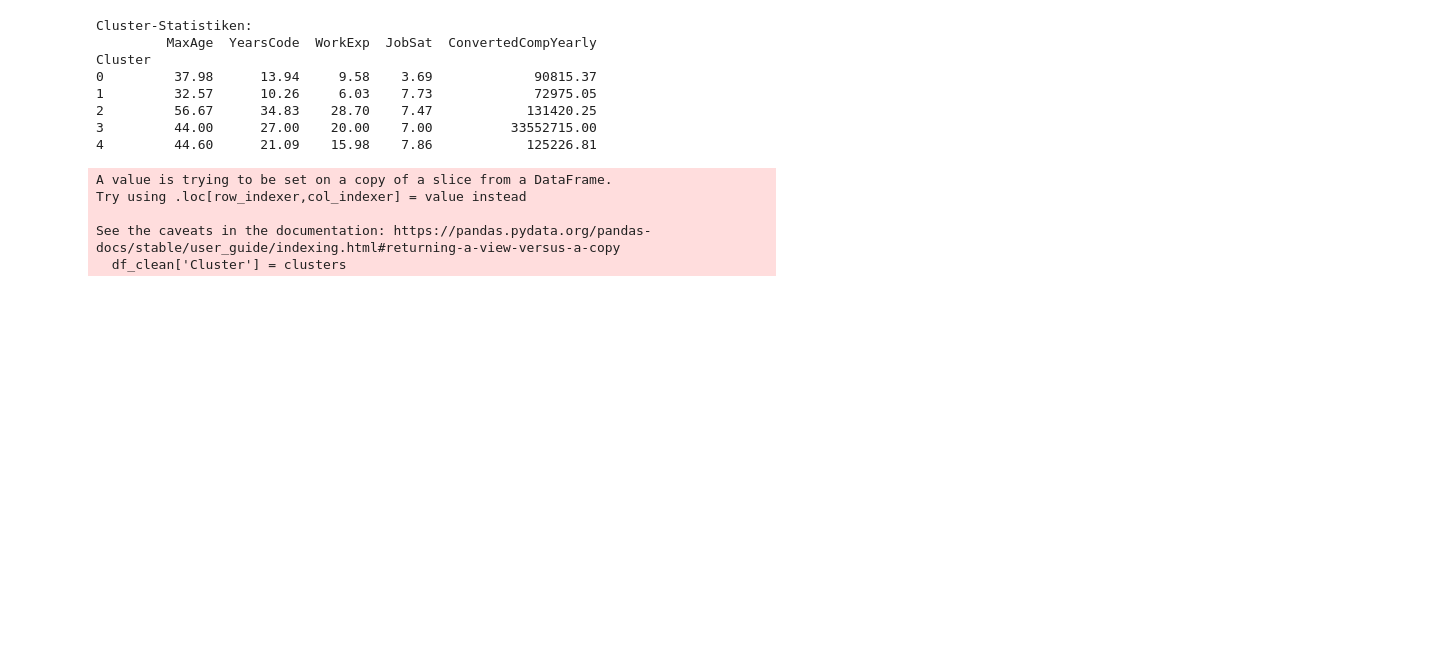
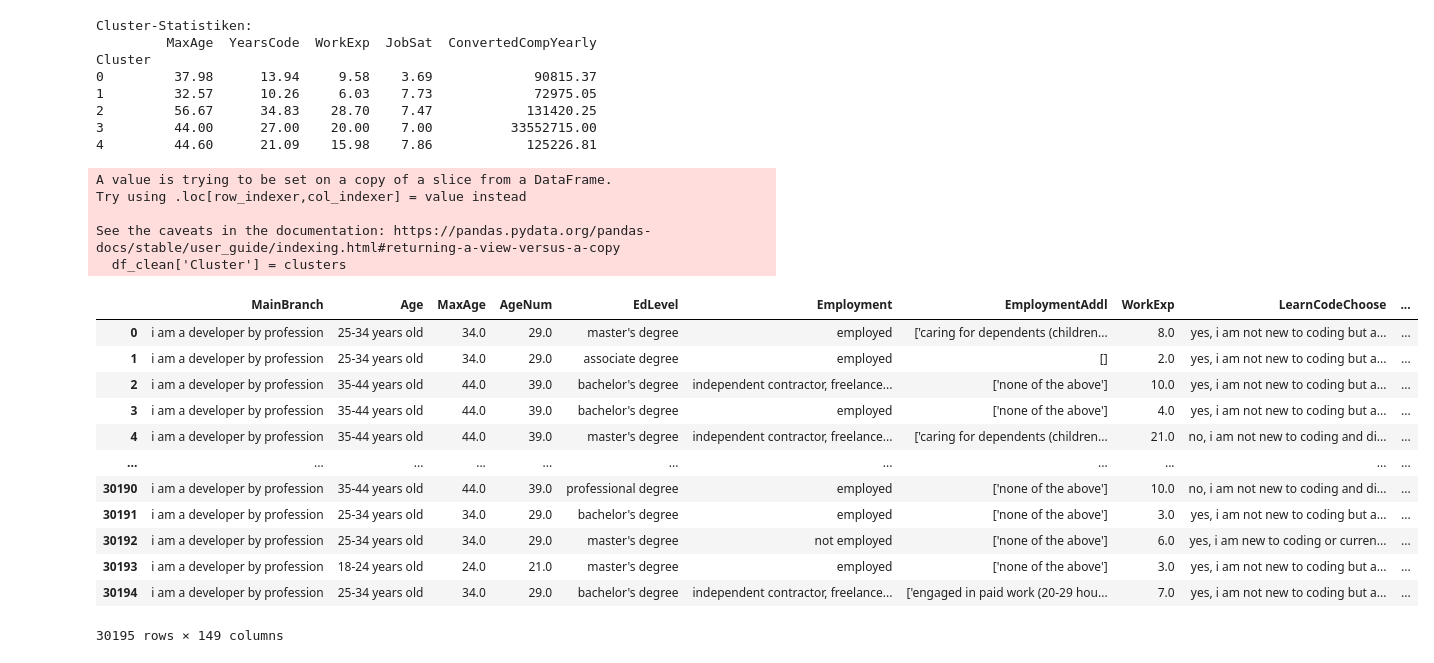
Before and after one commit to Moritz148/data-analytics-project, a Jupyter notebook: Mindestanforderungen5_Denny.ipynb, the cells around one changed output. Saved outputs shown, nothing was run; the diff lists cells and outputs as text; code cells hidden in the pictures; blank space fills up the shorter version.

```diff
--- a/Mindestanforderungen5_Denny.ipynb
+++ b/Mindestanforderungen5_Denny.ipynb
@@ -95,3 +95,19 @@ Try using .loc[row_indexer,col_indexer] = value instead
 
 See the caveats in the documentation: https://pandas.pydata.org/pandas-docs/stable/user_guide/indexing.html#returning-a-view-versus-a-copy
   df_clean['Cluster'] = clusters
+# %%
+df
+# %% [output]
+|  | MainBranch | Age | MaxAge | AgeNum | EdLevel | Employment | EmploymentAddl | WorkExp | LearnCodeChoose | ... |
+| 0 | i am a developer by profession | 25-34 years old | 34.0 | 29.0 | master's degree | employed | ['caring for dependents (children... | 8.0 | yes, i am not new to coding but a... | ... |
+| 1 | i am a developer by profession | 25-34 years old | 34.0 | 29.0 | associate degree | employed | [] | 2.0 | yes, i am not new to coding but a... | ... |
+| 2 | i am a developer by profession | 35-44 years old | 44.0 | 39.0 | bachelor's degree | independent contractor, freelance... | ['none of the above'] | 10.0 | yes, i am not new to coding but a... | ... |
+| 3 | i am a developer by profession | 35-44 years old | 44.0 | 39.0 | bachelor's degree | employed | ['none of the above'] | 4.0 | yes, i am not new to coding but a... | ... |
+| 4 | i am a developer by profession | 35-44 years old | 44.0 | 39.0 | master's degree | independent contractor, freelance... | ['caring for dependents (children... | 21.0 | no, i am not new to coding and di... | ... |
+| ... | ... | ... | ... | ... | ... | ... | ... | ... | ... | ... |
+| 30190 | i am a developer by profession | 35-44 years old | 44.0 | 39.0 | professional degree | employed | ['none of the above'] | 10.0 | no, i am not new to coding and di... | ... |
+| 30191 | i am a developer by profession | 25-34 years old | 34.0 | 29.0 | bachelor's degree | employed | ['none of the above'] | 3.0 | yes, i am not new to coding but a... | ... |
+| 30192 | i am a developer by profession | 25-34 years old | 34.0 | 29.0 | master's degree | not employed | ['none of the above'] | 6.0 | yes, i am new to coding or curren... | ... |
+| 30193 | i am a developer by profession | 18-24 years old | 24.0 | 21.0 | master's degree | employed | ['none of the above'] | 3.0 | yes, i am not new to coding but a... | ... |
+| 30194 | i am a developer by profession | 25-34 years old | 34.0 | 29.0 | bachelor's degree | independent contractor, freelance... | ['engaged in paid work (20-29 hou... | 7.0 | yes, i am not new to coding but a... | ... |
+30195 rows × 149 columns
```
Also changed, not shown: parts of 1 cell of this notebook.
